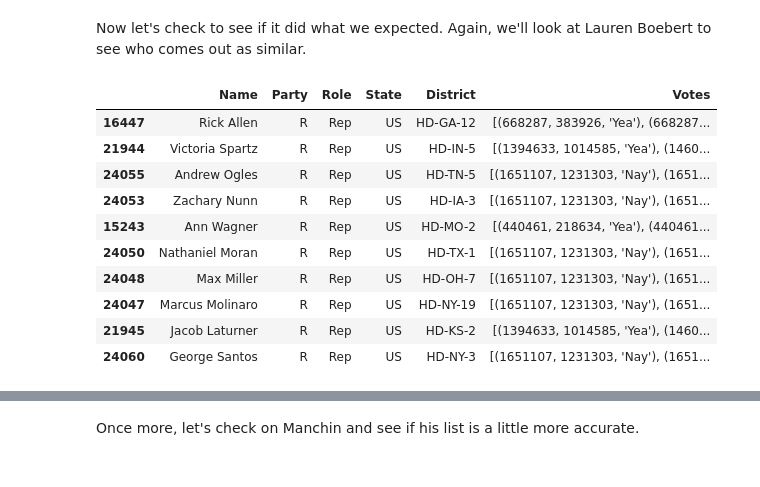
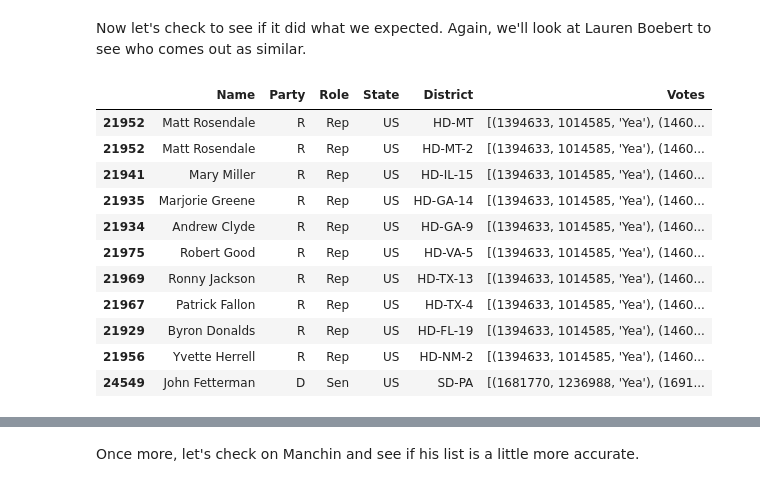
Before and after one commit to silas-wunder/LegiScan, a Jupyter notebook: basic_analysis.ipynb, the cells around one changed output, grey strips where cells are left out. Drawn from its saved outputs; the diff is of its cells as text; code cells hidden in the pictures.

```diff
--- a/basic_analysis.ipynb
+++ b/basic_analysis.ipynb
@@ -194,18 +195,26 @@ Now we'll do something similar, but this time we'll incorporate the topics of ea
 # %%
 people_topics_temperature = {}
+topics = set()
 for person in people_votes_temperatures:
     for bill in people_votes_temperatures[person]:
-        # grab topic and sentiment of this bill
-        bill_topic = ast.literal_eval(bills.loc[bill]["Topics"])
-        # if we don't have this person yet, add them
-        if person not in people_topics_temperature:
-            people_topics_temperature[person] = {bill_topic: [people_votes_temperatures[person][bill]]}
-        # if we have this person but don't have this topic for them, add it
-        elif bill_topic not in people_topics_temperature[person]:
-            people_topics_temperature[person][bill_topic] = [people_votes_temperatures[person][bill]]
-        # otherwise, add the temperature to the list
-        else:
-            people_topics_temperature[person][bill_topic].append(people_votes_temperatures[person][bill])
+        # grab topic list of this bill
+        bill_topics = ast.literal_eval(bills.loc[bill]["Topics"])
+        # if the topics list is empty, the topics are unknown
+        if len(bill_topics) == 0:
+            bill_topics = ["Unknown"]
+        # for every topic in the list, we'll add it to the dictionary
+        for bill_topic in bill_topics:
+            # add the topic to the topics set
+            topics.add(bill_topic)
+            # if we don't have this person yet, add them
+            if person not in people_topics_temperature:
+                people_topics_temperature[person] = {bill_topic: [people_votes_temperatures[person][bill]]}
+            # if we have this person but don't have this topic for them, add it
+            elif bill_topic not in people_topics_temperature[person]:
+                people_topics_temperature[person][bill_topic] = [people_votes_temperatures[person][bill]]
+            # otherwise, add the temperature to the list
+            else:
+                people_topics_temperature[person][bill_topic].append(people_votes_temperatures[person][bill])
 # compute the mean temperature for each topic
 for person in people_topics_temperature:
     for topic in people_topics_temperature[person]:
@@ -212,0 +224,4 @@ for person in people_topics_temperature:
+# %%
+topics = list(topics)
+topics.sort()
+topics
@@ -213,10 +246,10 @@ for person in people_topics_temperature:
 # %% [markdown]
 Cool, now lets turn that into a big matrix so we can do the same kind of similarity measurements on it.
 # %%
-people_topics_matrix = lil_matrix((np.max(list(people_topics_temperature.keys())) + 1, np.max(cluster_names.index) + 1))
+people_topics_matrix = lil_matrix((np.max(list(people_topics_temperature.keys())) + 1, len(topics) + 1))
 for person in people_topics_temperature:
     for topic in people_topics_temperature[person]:
-        people_topics_matrix[person, topic] = people_topics_temperature[person][topic]
+        people_topics_matrix[person, topics.index(topic)] = people_topics_temperature[person][topic]
 smaller_topics = csr_matrix(people_topics_matrix)
 # remove NaN
 smaller_topics.data = np.nan_to_num(smaller_topics.data)
@@ -226,17 +259,18 @@ topic_similarites = cosine_similarity(smaller_topics)
 # %% [markdown]
 Now let's check to see if it did what we expected. Again, we'll look at Lauren Boebert to see who comes out as similar.
 # %%
-people.loc[topic_similarites[boebert].argsort()[::-1][:10]]
+people.loc[topic_similarites[boebert].argsort()[::-1][1:11]]
 # %% [output]
 |  | Name | Party | Role | State | District | Votes |
-| 16447 | Rick Allen | R | Rep | US | HD-GA-12 | [(668287, 383926, 'Yea'), (668287... |
-| 21944 | Victoria Spartz | R | Rep | US | HD-IN-5 | [(1394633, 1014585, 'Yea'), (1460... |
-| 24055 | Andrew Ogles | R | Rep | US | HD-TN-5 | [(1651107, 1231303, 'Nay'), (1651... |
-| 24053 | Zachary Nunn | R | Rep | US | HD-IA-3 | [(1651107, 1231303, 'Nay'), (1651... |
-| 15243 | Ann Wagner | R | Rep | US | HD-MO-2 | [(440461, 218634, 'Yea'), (440461... |
-| 24050 | Nathaniel Moran | R | Rep | US | HD-TX-1 | [(1651107, 1231303, 'Nay'), (1651... |
-| 24048 | Max Miller | R | Rep | US | HD-OH-7 | [(1651107, 1231303, 'Nay'), (1651... |
-| 24047 | Marcus Molinaro | R | Rep | US | HD-NY-19 | [(1651107, 1231303, 'Nay'), (1651... |
-| 21945 | Jacob Laturner | R | Rep | US | HD-KS-2 | [(1394633, 1014585, 'Yea'), (1460... |
-| 24060 | George Santos | R | Rep | US | HD-NY-3 | [(1651107, 1231303, 'Nay'), (1651... |
+| 21952 | Matt Rosendale | R | Rep | US | HD-MT | [(1394633, 1014585, 'Yea'), (1460... |
+| 21952 | Matt Rosendale | R | Rep | US | HD-MT-2 | [(1394633, 1014585, 'Yea'), (1460... |
+| 21941 | Mary Miller | R | Rep | US | HD-IL-15 | [(1394633, 1014585, 'Yea'), (1460... |
+| 21935 | Marjorie Greene | R | Rep | US | HD-GA-14 | [(1394633, 1014585, 'Yea'), (1460... |
+| 21934 | Andrew Clyde | R | Rep | US | HD-GA-9 | [(1394633, 1014585, 'Yea'), (1460... |
+| 21975 | Robert Good | R | Rep | US | HD-VA-5 | [(1394633, 1014585, 'Yea'), (1460... |
+| 21969 | Ronny Jackson | R | Rep | US | HD-TX-13 | [(1394633, 1014585, 'Yea'), (1460... |
+| 21967 | Patrick Fallon | R | Rep | US | HD-TX-4 | [(1394633, 1014585, 'Yea'), (1460... |
+| 21929 | Byron Donalds | R | Rep | US | HD-FL-19 | [(1394633, 1014585, 'Yea'), (1460... |
+| 21956 | Yvette Herrell | R | Rep | US | HD-NM-2 | [(1394633, 1014585, 'Yea'), (1460... |
+| 24549 | John Fetterman | D | Sen | US | SD-PA | [(1681770, 1236988, 'Yea'), (1691... |
 # %% [markdown]
```
Also changed, not shown: parts of 23 cells of this notebook, 5 other files.
